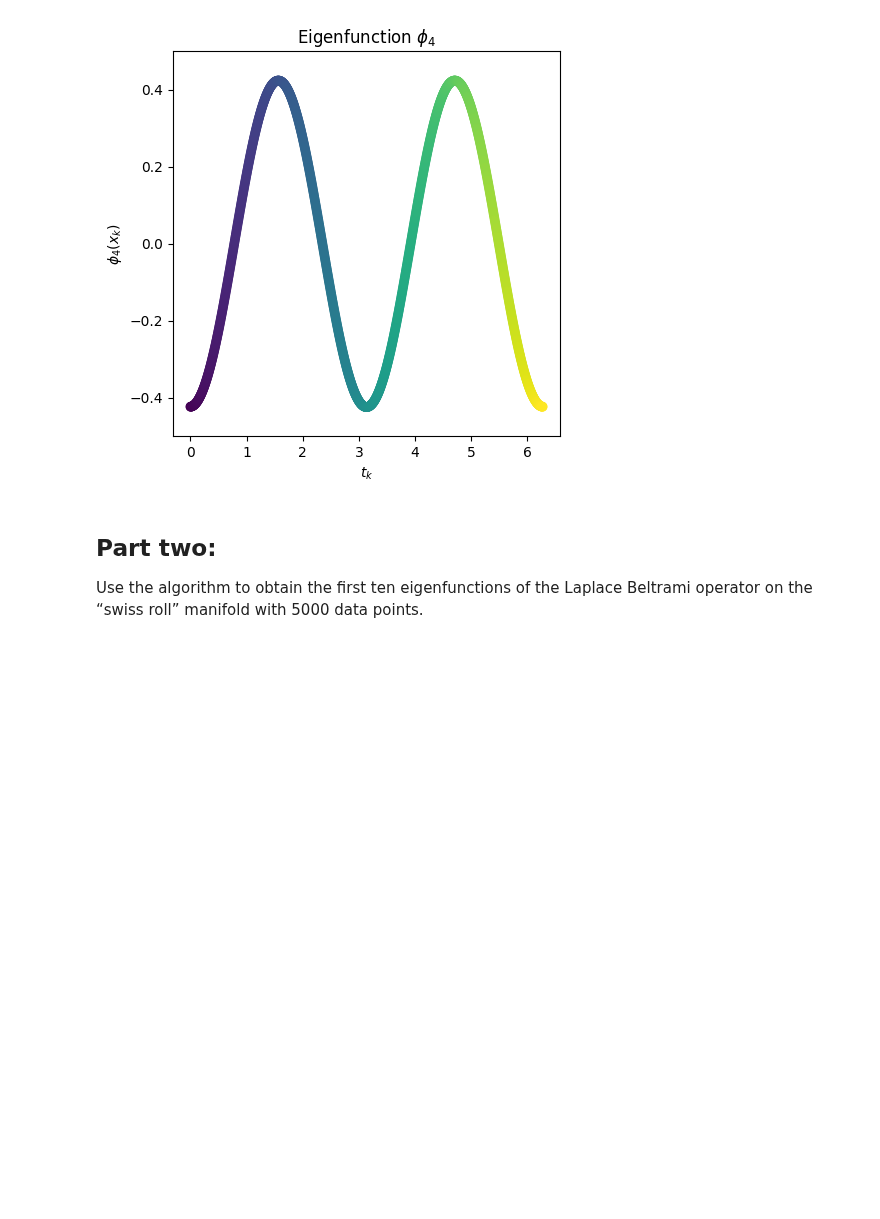
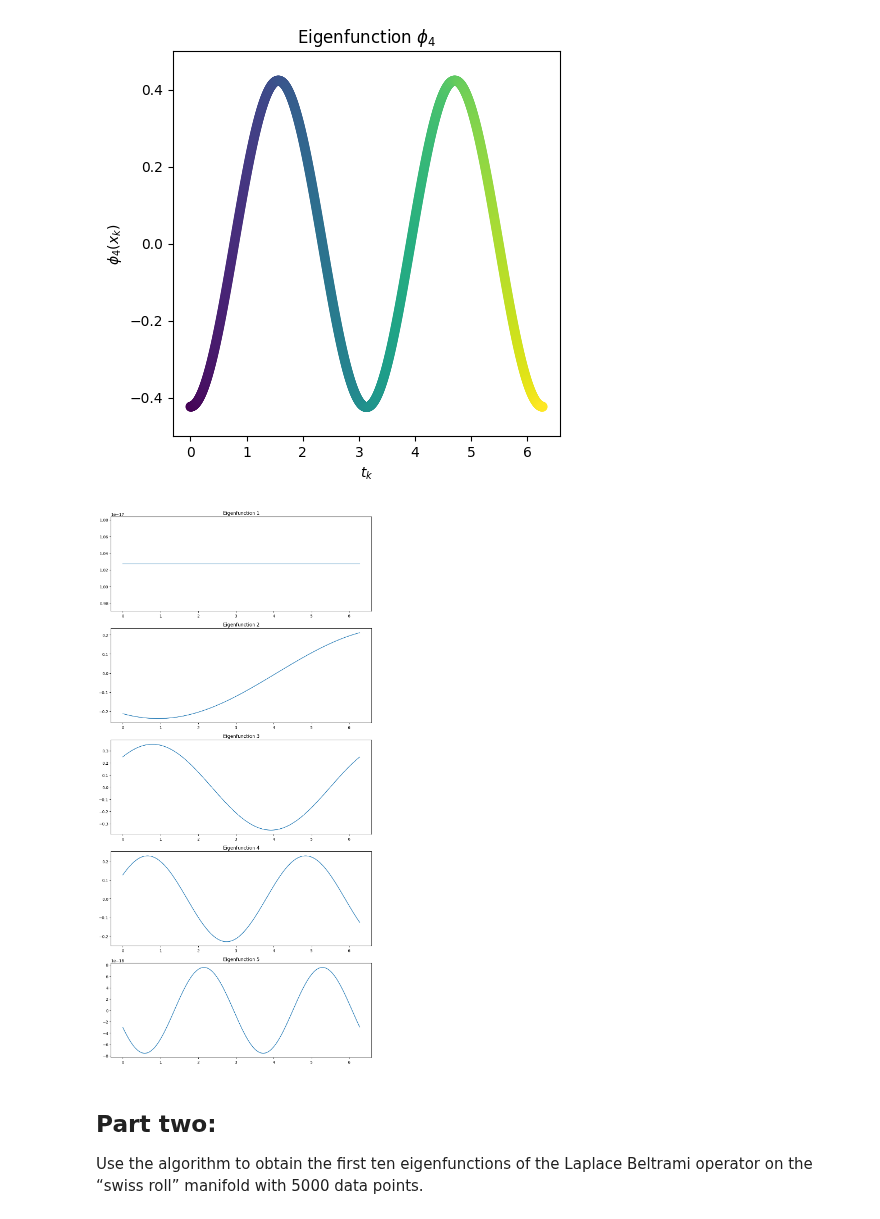
Before and after one commit to parimsuka/crowd-modeling-and-simulation, a Jupyter notebook: exercise3/src/task_2.ipynb, the cells around one changed output. Drawn from its saved outputs; the diff is of its cells as text; code cells hidden in the pictures; blank space fills up the shorter version.

Commit message:
Added task 2 bonus + Fourier analysis of part one

```diff
--- a/exercise3/src/task_2.ipynb
+++ b/exercise3/src/task_2.ipynb
@@ -21,6 +22,31 @@ plot_eigenfunctions(phi, t, L, save=True, filename="eigenfunctions_periodic", ta
 [figure]
 [figure]
 [figure]
+# %%
+N = 1000
+t = np.linspace(0, 2*np.pi, N, endpoint=False) # tk = (2πk)/(N + 1)
+
+# xk = (cos(tk), sin(tk)), and then reshape X to be a 1D array
+X = np.array([np.cos(t), np.sin(t)]).reshape(-1)
+
+# Computing FFT
+fft_result = np.fft.fft(X)
+
+# Extracting the first 5 components and their inverse FFTs (the "eigenfunctions")
+eigenvalues = fft_result[:5]
+eigenfunctions = [np.fft.ifft(fft_result * (fft_result == ev)) for ev in eigenvalues]
+
+# Plotting
+fig, axs = plt.subplots(5, figsize=(10, 20))
+
+for i in range(5):
+    axs[i].plot(t, np.real(eigenfunctions[i][:N]))  # Only take the real part, and only plot against the first N points
+    axs[i].set_title('Eigenfunction ' + str(i+1))
+
+plt.tight_layout()
+plt.show()
+# %% [output]
+[figure, added]
 # %% [markdown]
 ## Part two:
 Use the algorithm to obtain the first ten eigenfunctions of the Laplace Beltrami operator on the
```
Also changed, not shown: parts of 10 cells of this notebook, 1 other file.
